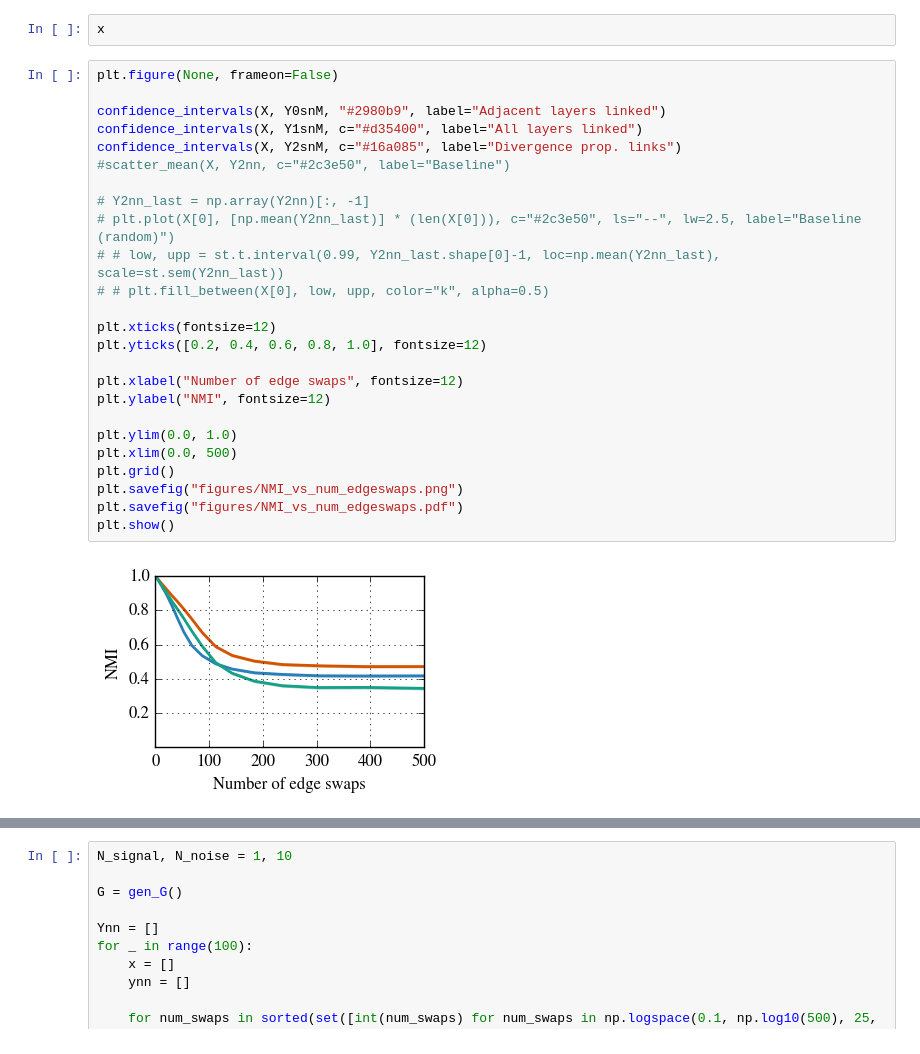
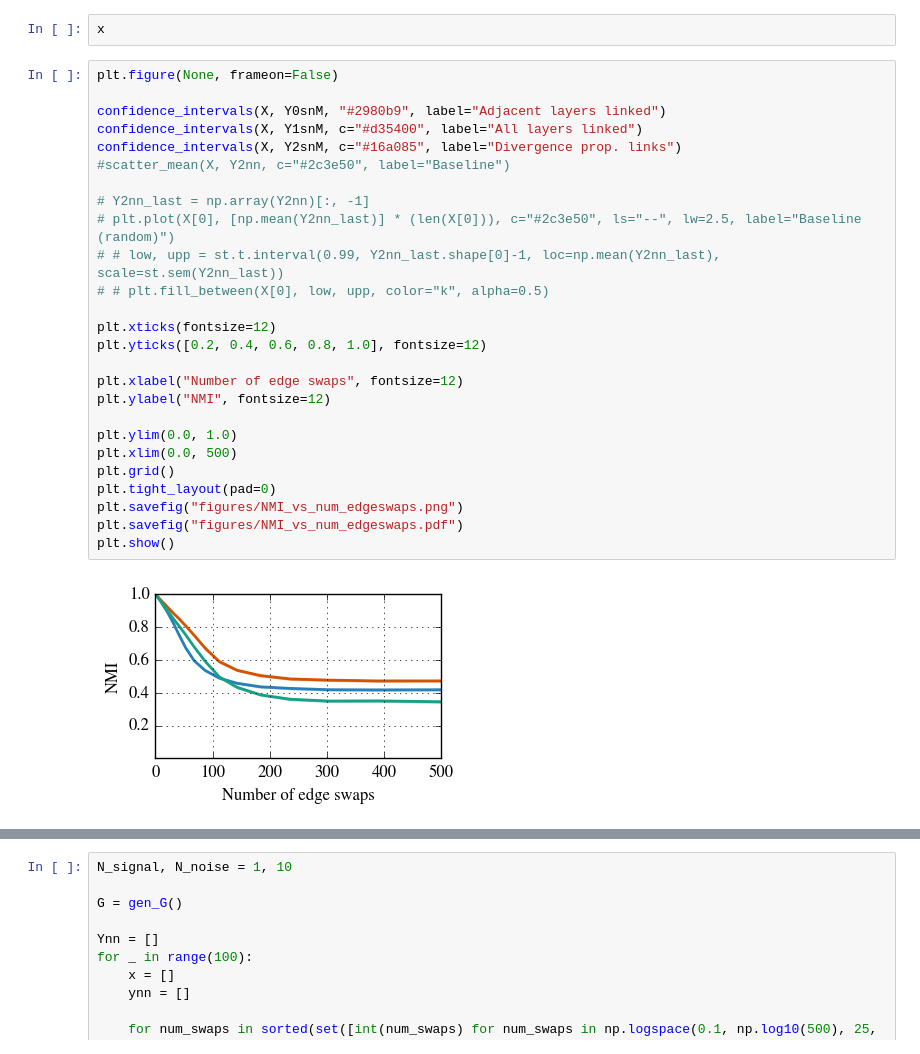
Before and after one commit to ulfaslak/recurrent_communities, a Jupyter notebook: Playspace.ipynb, the cells around one changed output, grey strips where cells are left out. Saved outputs shown, nothing was run; the diff lists cells and outputs as text.

Commit message:
transfering figures

```diff
--- a/Playspace.ipynb
+++ b/Playspace.ipynb
@@ -628,30 +628,31 @@ x
 # %%
 plt.figure(None, frameon=False)
 
 confidence_intervals(X, Y0snM, "#2980b9", label="Adjacent layers linked")
 confidence_intervals(X, Y1snM, c="#d35400", label="All layers linked")
 confidence_intervals(X, Y2snM, c="#16a085", label="Divergence prop. links")
 #scatter_mean(X, Y2nn, c="#2c3e50", label="Baseline")
 
 # Y2nn_last = np.array(Y2nn)[:, -1]
 # plt.plot(X[0], [np.mean(Y2nn_last)] * (len(X[0])), c="#2c3e50", ls="--", lw=2.5, label="Baseline (random)")
 # # low, upp = st.t.interval(0.99, Y2nn_last.shape[0]-1, loc=np.mean(Y2nn_last), scale=st.sem(Y2nn_last))
 # # plt.fill_between(X[0], low, upp, color="k", alpha=0.5)
 
 plt.xticks(fontsize=12)
 plt.yticks([0.2, 0.4, 0.6, 0.8, 1.0], fontsize=12)
 
 plt.xlabel("Number of edge swaps", fontsize=12)
 plt.ylabel("NMI", fontsize=12)
 
 plt.ylim(0.0, 1.0)
 plt.xlim(0.0, 500)
 plt.grid()
+plt.tight_layout(pad=0)
 plt.savefig("figures/NMI_vs_num_edgeswaps.png")
 plt.savefig("figures/NMI_vs_num_edgeswaps.pdf")
 plt.show()
 # %% [output]
-[figure, old version]
+[figure, new version]
 # %%
 plt.figure(None, frameon=False)
 
```
Also changed, not shown: parts of 1 cell of this notebook, 2 other files.
